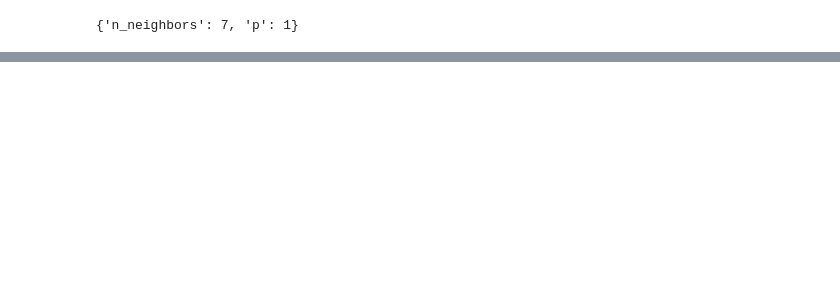
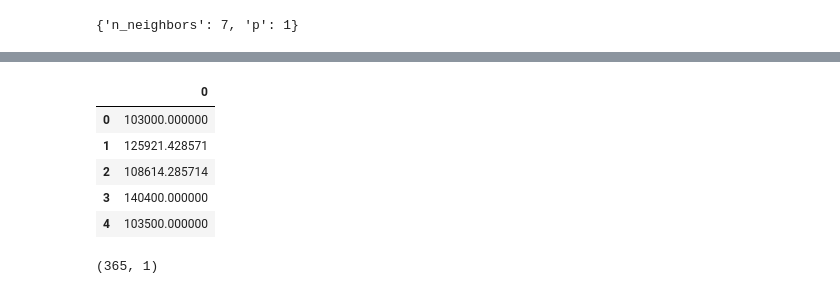
Before and after one commit to Ahmadbader17/kaggle, a Jupyter notebook: housePriceAdvance/EDA_template.ipynb, the cells around one changed output, grey strips where cells are left out. Saved outputs shown, nothing was run; the diff lists cells and outputs as text; code cells hidden in the pictures; blank space fills up the shorter version.

```diff
--- a/housePriceAdvance/EDA_template.ipynb
+++ b/housePriceAdvance/EDA_template.ipynb
@@ -453,0 +454,15 @@ Coefficient of Determination (R^2): 0.8686945240328854
+# %%
+df = pd.DataFrame(y_pred)
+# %%
+df.head()
+# %% [output]
+|  | 0 |
+| 0 | 103000.000000 |
+| 1 | 125921.428571 |
+| 2 | 108614.285714 |
+| 3 | 140400.000000 |
+| 4 | 103500.000000 |
+# %%
+df.shape
+# %% [output]
+(365, 1)
```
Also changed, not shown: parts of 8 cells of this notebook, 17 other files.
